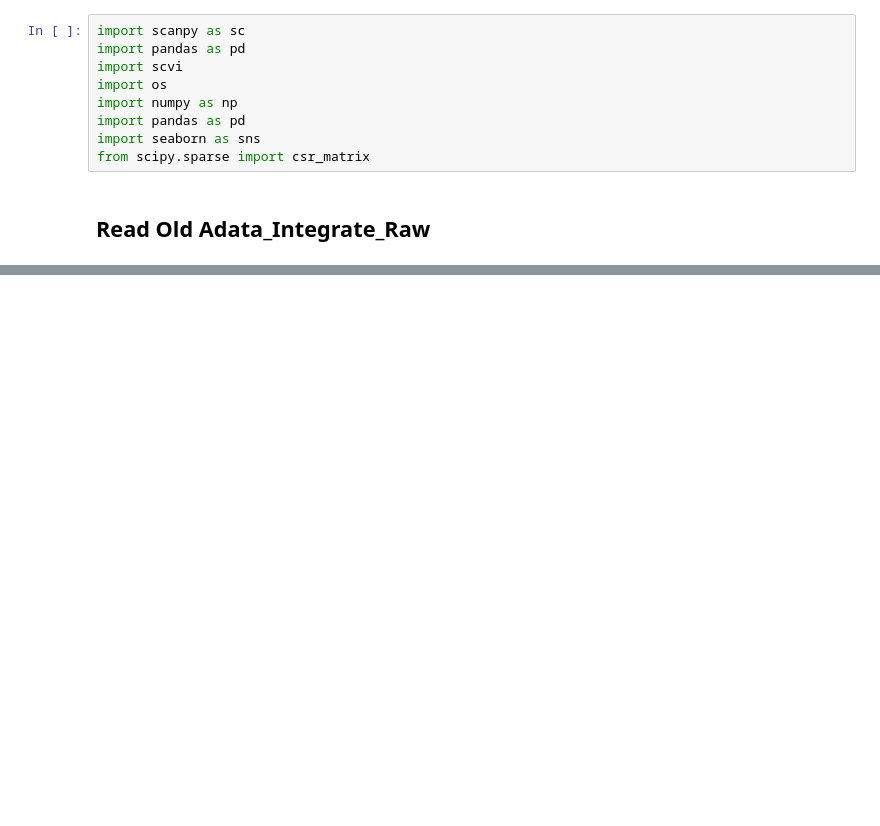
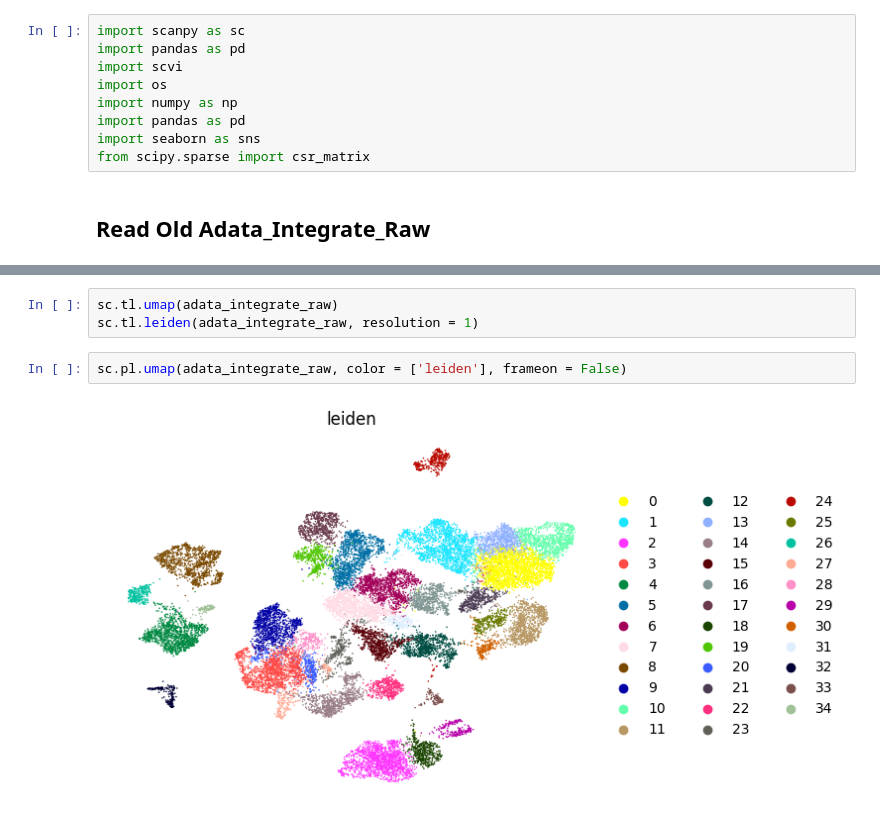
Before and after one commit to Zennifer92/DFU_Project, a Jupyter notebook: Code/ReLoad_Adata_Integrate_Raw.ipynb, the cells around one changed output, grey strips where cells are left out. Saved outputs shown, nothing was run; the diff lists cells and outputs as text; blank space fills up the shorter version.

```diff
--- a/Code/ReLoad_Adata_Integrate_Raw.ipynb
+++ b/Code/ReLoad_Adata_Integrate_Raw.ipynb
@@ -17,0 +132,7 @@ sc.pl.umap(adata_integrate_raw, color = ['PECAM1'], frameon = False, layer = 'sc
+# %%
+sc.tl.umap(adata_integrate_raw)
+sc.tl.leiden(adata_integrate_raw, resolution = 1)
+# %%
+sc.pl.umap(adata_integrate_raw, color = ['leiden'], frameon = False)
+# %% [output]
+[figure, added]
```
Also changed, not shown: parts of 14 cells of this notebook, 7 other files.
